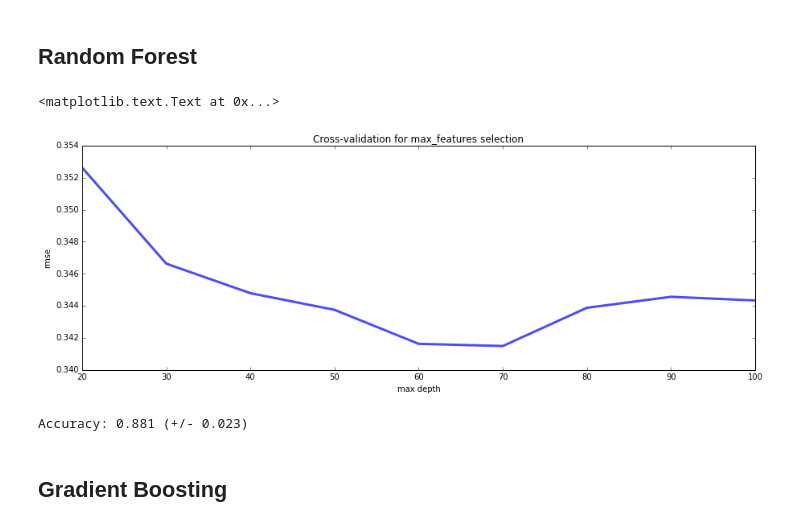
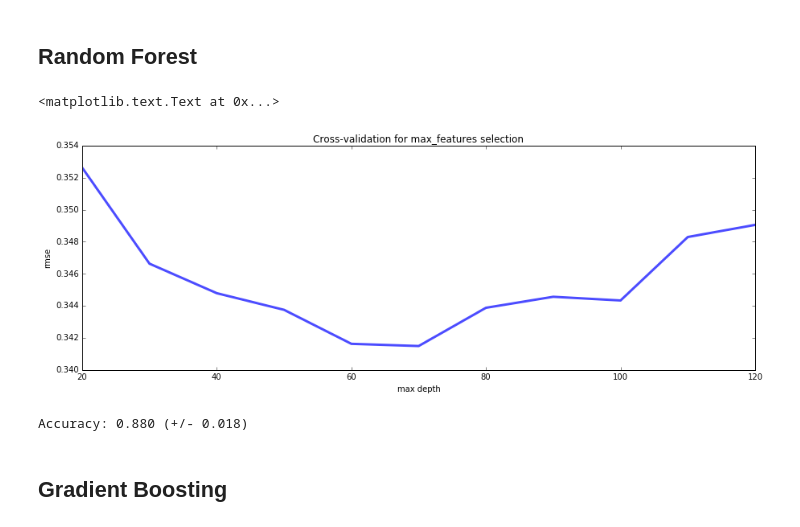
Before and after one commit to albertwildeman/Kaggle-Ames_Housing_Prices, a Jupyter notebook: Ames.ipynb, the cells around one changed output. Cells and saved outputs as stored; diff of their text form; code cells hidden in the pictures.

```diff
--- a/Ames.ipynb
+++ b/Ames.ipynb
@@ -451,25 +451,25 @@ Accuracy: 0.904 (+/- 0.046)
 ## Random Forest
 # %%
 # Calculate CV RMSE for a range of maximum tree depths
-max_feats = range(20,101,10)
+max_feats = range(20,121,10)
 cv_rf = [rmse_cv(ensemble.RandomForestRegressor(max_features = max_f, n_estimators=100, random_state=0)).mean()
             for max_f in max_feats]
 cv_rf = pd.Series(cv_rf, index = max_feats)
 cv_rf.plot(title = "Cross-validation for max_features selection", alpha=0.7, lw=3)
 plt.xlabel("max depth"); plt.ylabel("rmse")
 # %% [output]
 <matplotlib.text.Text at 0x...>
-[figure, old version]
+[figure, new version]
 # %%
 # Fit the model using the max_features that resulted in the lowest CV RMSE.
 # Another main parameter is the number of estimators (trees) used. Numbers larger than the one used here yield take significantly
 # longer to compute and do not siginificantly imrpove the CV score.
-model_rf = ensemble.RandomForestRegressor(max_features=60, n_estimators=100).fit(X_trn, y_trn.ravel())
+model_rf = ensemble.RandomForestRegressor(max_features=70, n_estimators=100).fit(X_trn, y_trn.ravel())
 # CV score
 scores = cross_val_score(model_rf, X_trn, y_trn.ravel(), cv=5)
 print("Accuracy: %0.3f (+/- %0.3f)" % (scores.mean(), scores.std() * 2))
 # %% [output]
-Accuracy: 0.881 (+/- 0.023)
+Accuracy: 0.880 (+/- 0.018)
 # %% [markdown]
 ## Gradient Boosting
 # %%
```
Also changed, not shown: parts of 1 cell of this notebook.
